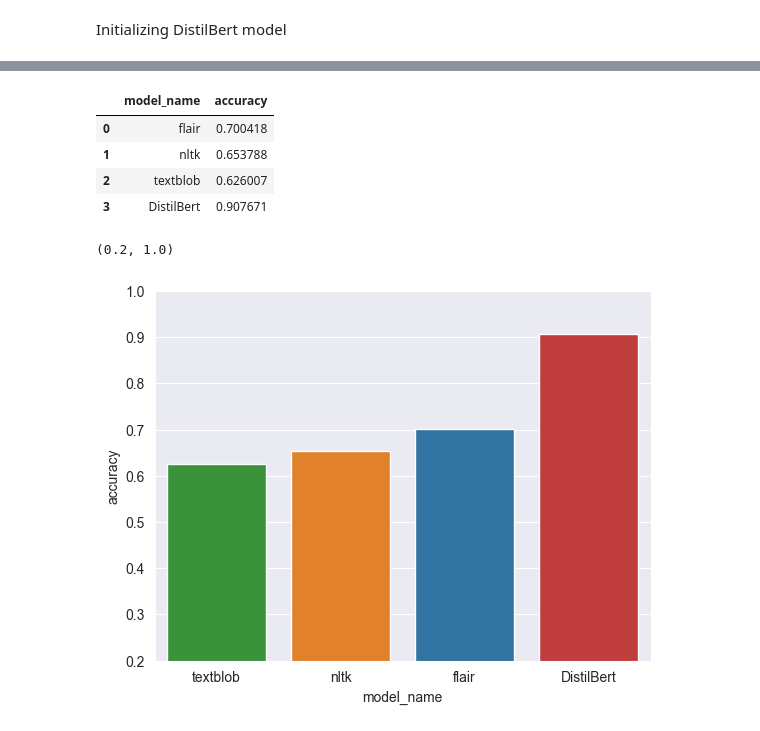
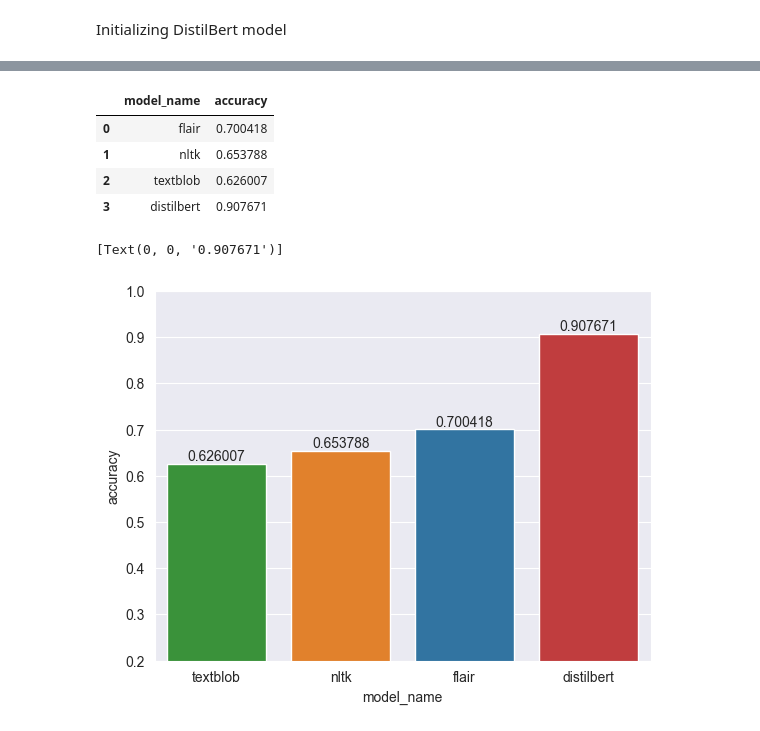
Before and after one commit to wyb-98/comparing_sent_analysis, a Jupyter notebook: models_comparison.ipynb, the cells around one changed output, grey strips where cells are left out. Cells and saved outputs as stored; diff of their text form; code cells hidden in the pictures.

```diff
--- a/models_comparison.ipynb
+++ b/models_comparison.ipynb
@@ -61,3 +64,4 @@ MAX_LEN = 128
 test_input_ids, test_attention_masks = tokenize(df.text.values, max_len=MAX_LEN)
 # %%
 y = df['sent']
+df.reset_index(inplace= True, drop= True)
@@ -67,0 +68,2 @@ results = model.evaluate([test_input_ids,test_attention_masks], y, batch_size=12
+# %%
+dbert_preds = pd.DataFrame(tf.nn.softmax(model.predict([test_input_ids,test_attention_masks], batch_size=128).logits)).idxmax(axis=1)
@@ -68,9 +72,11 @@ results = model.evaluate([test_input_ids,test_attention_masks], y, batch_size=12
+# %%
+df['DistilBert_sent'] = dbert_preds.values
 # %%
-plot_keys = ['flair', 'nltk', 'textblob', 'DistilBert']
+plot_keys = ['flair', 'nltk', 'textblob', 'distilbert']
 plot_data = [accuracy_score(df['sent'], df['flair_sent']),
              accuracy_score(df['sent'], df['nltk_sent']),
              accuracy_score(df['sent'], df['textblob_sent']),
-             results[1]
+             accuracy_score(df['sent'], df['DistilBert_sent'])
              ]
 
 df_acc = pd.DataFrame({'model_name': plot_keys, 'accuracy': plot_data})
@@ -81,22 +87,27 @@ df_acc.head()
 | 0 | flair | 0.700418 |
 | 1 | nltk | 0.653788 |
 | 2 | textblob | 0.626007 |
-| 3 | DistilBert | 0.907671 |
+| 3 | distilbert | 0.907671 |
 # %%
 seaborn.set_style("darkgrid")
 
 acc_plot = seaborn.barplot(
     data=df_acc,
     x='model_name',
     y='accuracy',
     order=df_acc.sort_values('accuracy').model_name,
     hue='model_name'
 )
 
 acc_plot.set_ylim(0.2, 1)
+
+acc_plot.bar_label(acc_plot.containers[0])
+acc_plot.bar_label(acc_plot.containers[1])
+acc_plot.bar_label(acc_plot.containers[2])
+acc_plot.bar_label(acc_plot.containers[3])
 # %% [output]
-(0.2, 1.0)
+[Text(0, 0, '0.907671')]
-[figure, old version]
+[figure, new version]
 # %%
 # save the plot as PNG file
 acc_plot.figure.savefig("seaborn_plot.png")
```
Also changed, not shown: parts of 8 cells of this notebook, 2 other files.
